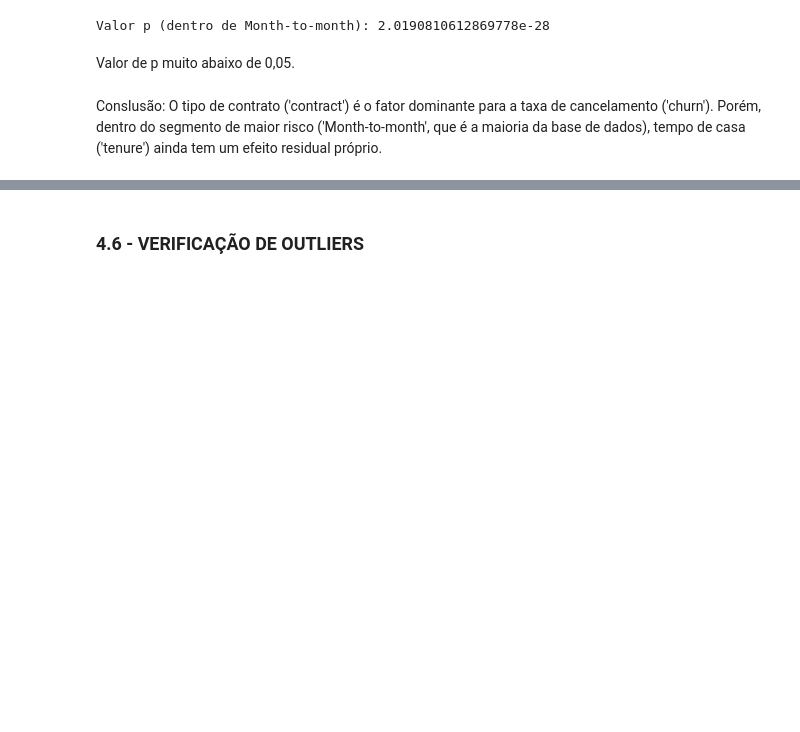
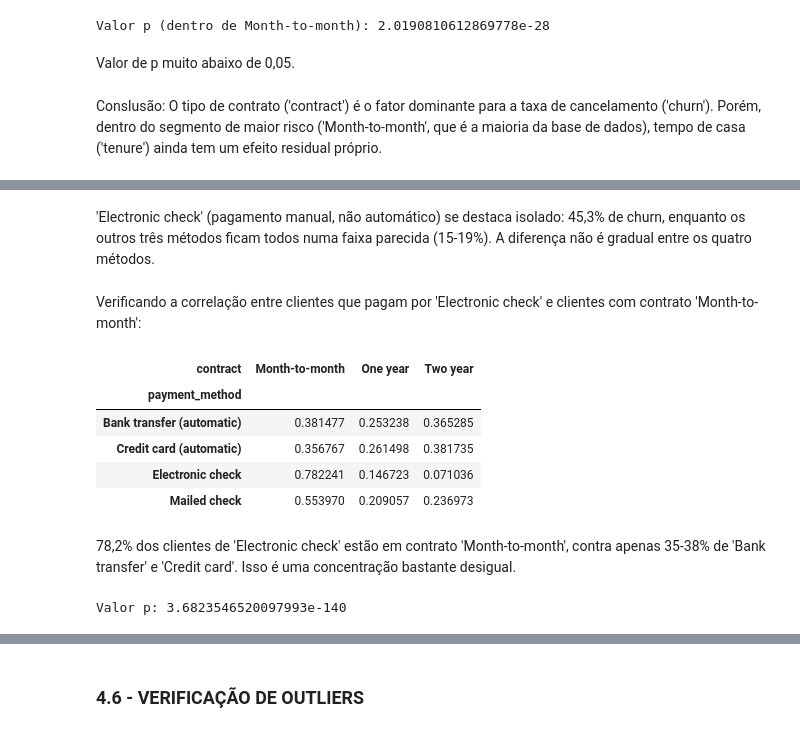
Before and after one commit to judonato/churn-telecom, a Jupyter notebook: notebook_eda.ipynb, the cells around one changed output, grey strips where cells are left out. Saved outputs shown, nothing was run; the diff lists cells and outputs as text; code cells hidden in the pictures; blank space fills up the shorter version.

```diff
--- a/notebook_eda.ipynb
+++ b/notebook_eda.ipynb
@@ -420,0 +508,21 @@ Conslusão: O tipo de contrato ('contract') é o fator dominante para a taxa de
+# %% [markdown]
+'Electronic check' (pagamento manual, não automático) se destaca isolado: 45,3% de churn, enquanto os outros três métodos ficam todos numa faixa parecida (15-19%). A diferença não é gradual entre os quatro métodos.
+# %% [markdown]
+Verificando a correlação entre clientes que pagam por 'Electronic check' e clientes com contrato 'Month-to-month':
+# %%
+pd.crosstab(df['payment_method'], df['contract'], normalize='index')
+# %% [output]
+| contract | Month-to-month | One year | Two year |
+| payment_method |  |  |  |
+| Bank transfer (automatic) | 0.381477 | 0.253238 | 0.365285 |
+| Credit card (automatic) | 0.356767 | 0.261498 | 0.381735 |
+| Electronic check | 0.782241 | 0.146723 | 0.071036 |
+| Mailed check | 0.553970 | 0.209057 | 0.236973 |
+# %% [markdown]
+78,2% dos clientes de 'Electronic check' estão em contrato 'Month-to-month', contra apenas 35-38% de 'Bank transfer' e 'Credit card'. Isso é uma concentração bastante desigual.
+# %%
+tabela_pagamento = pd.crosstab(df['payment_method'], df['churn'])
+chi2, p_value, dof, expected = chi2_contingency(tabela_pagamento)
+print(f"Valor p: {p_value}")
+# %% [output]
+Valor p: 3.6823546520097993e-140
```
Also changed, not shown: parts of 24 cells of this notebook.
